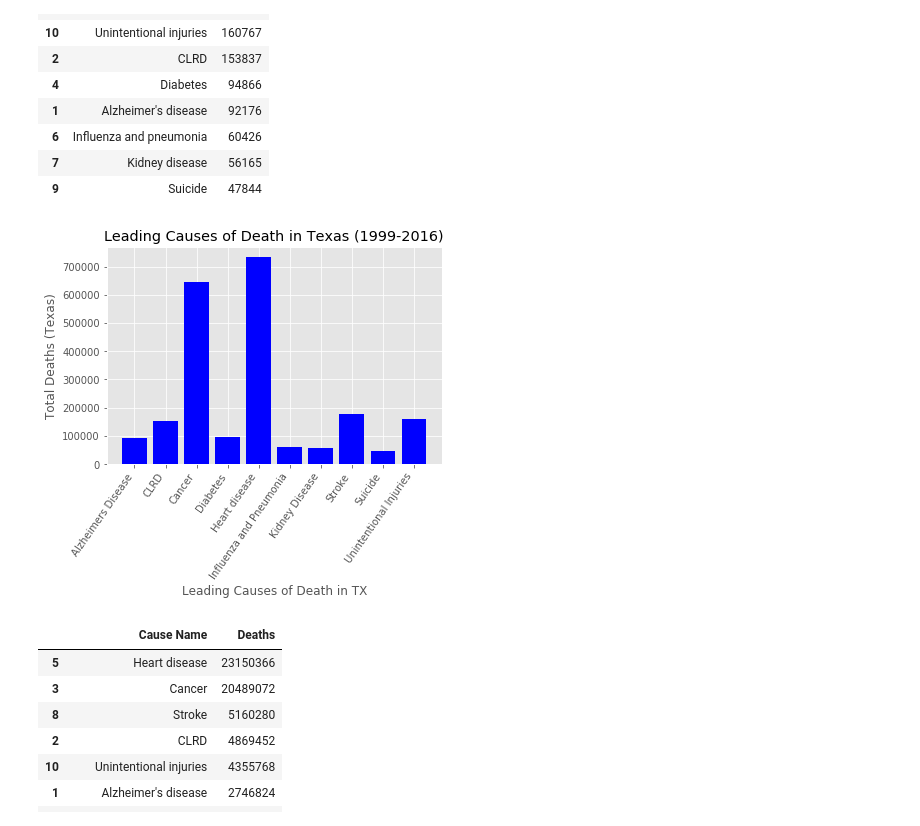
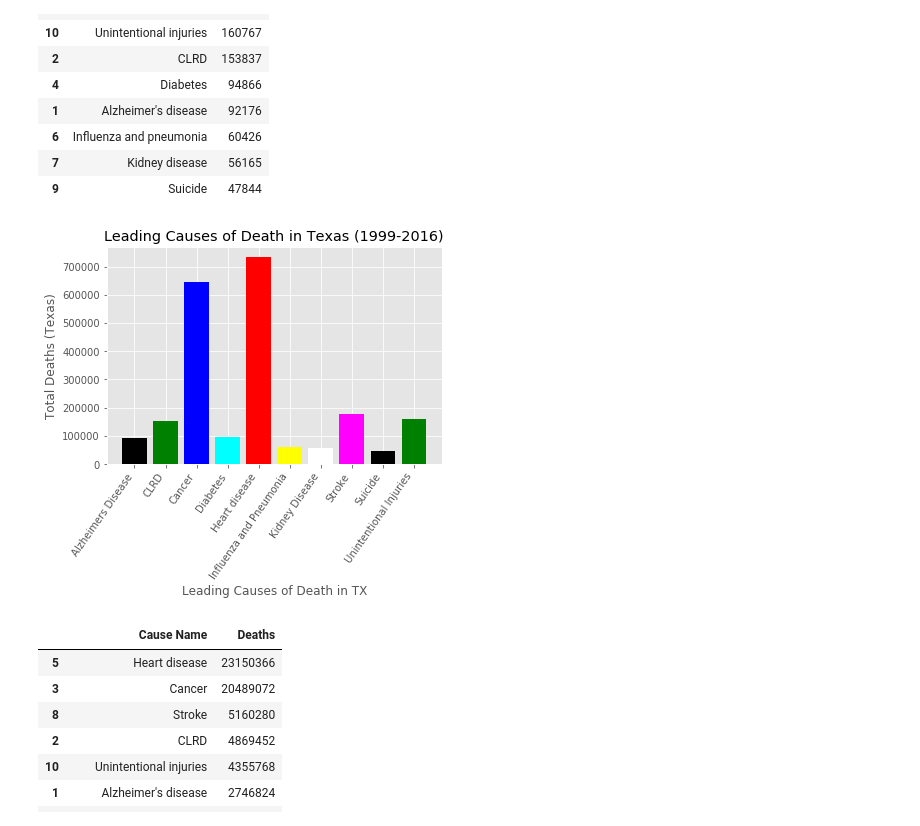
Before and after one commit to ppainuly/Leading-Causes-of-Death-in-United-States, a Jupyter notebook: Project_1.ipynb, the cells around one changed output. Drawn from its saved outputs; the diff is of its cells as text; code cells hidden in the pictures.

```diff
--- a/Project_1.ipynb
+++ b/Project_1.ipynb
@@ -235,22 +235,22 @@ texas_deaths_df.drop([0]).sort_values(by='Deaths',ascending=False)
 # %%
 plt.style.use('ggplot')
 x=['Alzheimers Disease','CLRD','Cancer','Diabetes','Heart disease','Influenza and Pneumonia',
           'Kidney Disease','Stroke','Suicide','Unintentional Injuries']
 deaths=[92176,153837,645904,94866,733531,60426,56165,177597,47844,160767]
 x_pos = [i for i, _ in enumerate(x)]
 
-plt.bar(x_pos, deaths, color='blue')
+plt.bar(x_pos, deaths, color=['black', 'green', 'blue', 'cyan', 'red', 'yellow', 'white','magenta'])
 plt.xlabel("Leading Causes of Death in TX")
 plt.ylabel("Total Deaths (Texas)")
 plt.title("Leading Causes of Death in Texas (1999-2016)")
 
 plt.xticks(x_pos, x, rotation=55, horizontalalignment="right")
 #plt.xticks(rotation=55)
 
 plt.savefig('texleadingcauses.png')
 plt.show()
 # %% [output]
-[figure, old version]
+[figure, new version]
 # %%
 #Calculate the overall leading cause of death in the United States (1999 - 2016)
 usa_cause = deathdata1.groupby('Cause Name')['Deaths'].sum()
```
Also changed, not shown: parts of 11 cells of this notebook, 6 other files.
